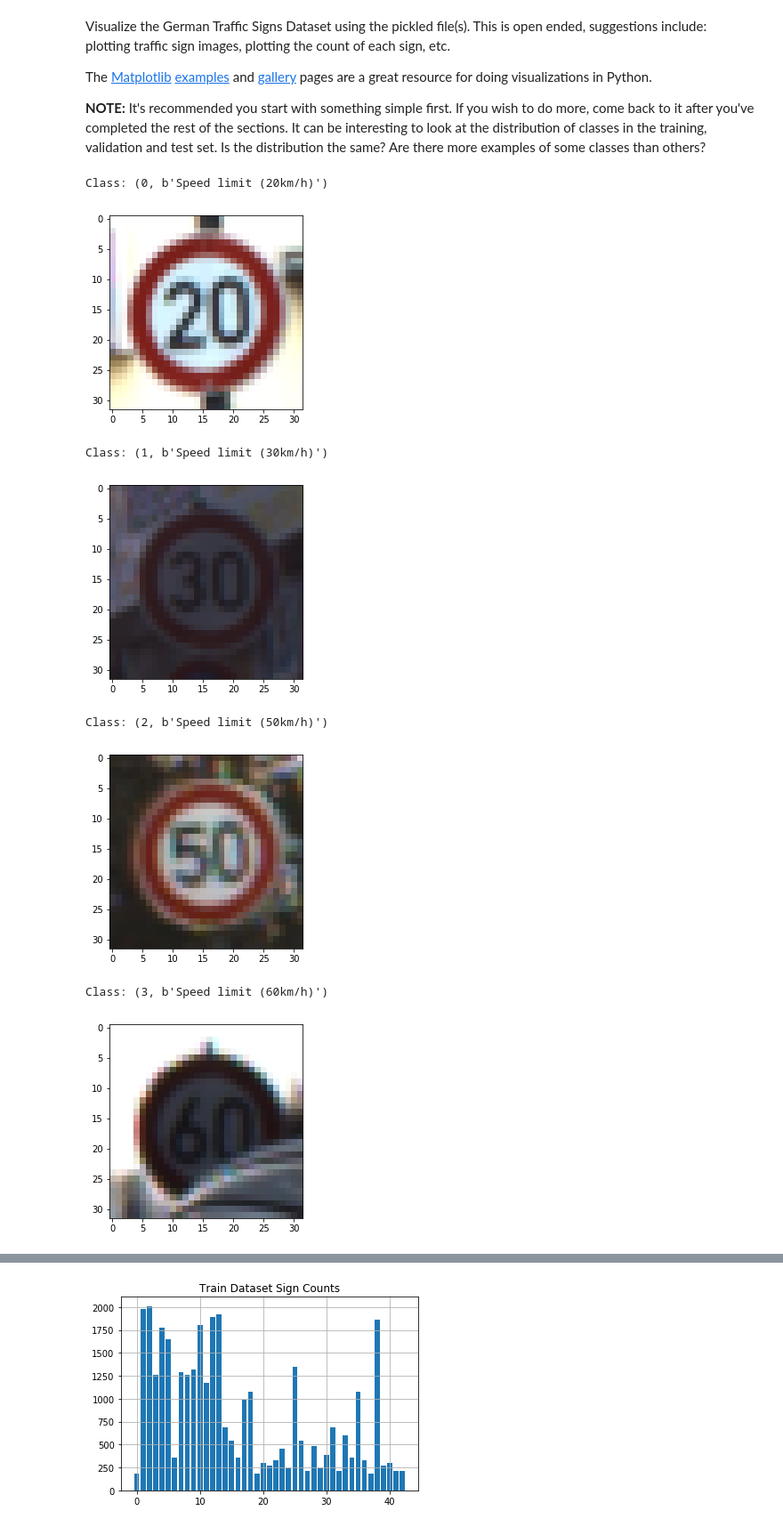
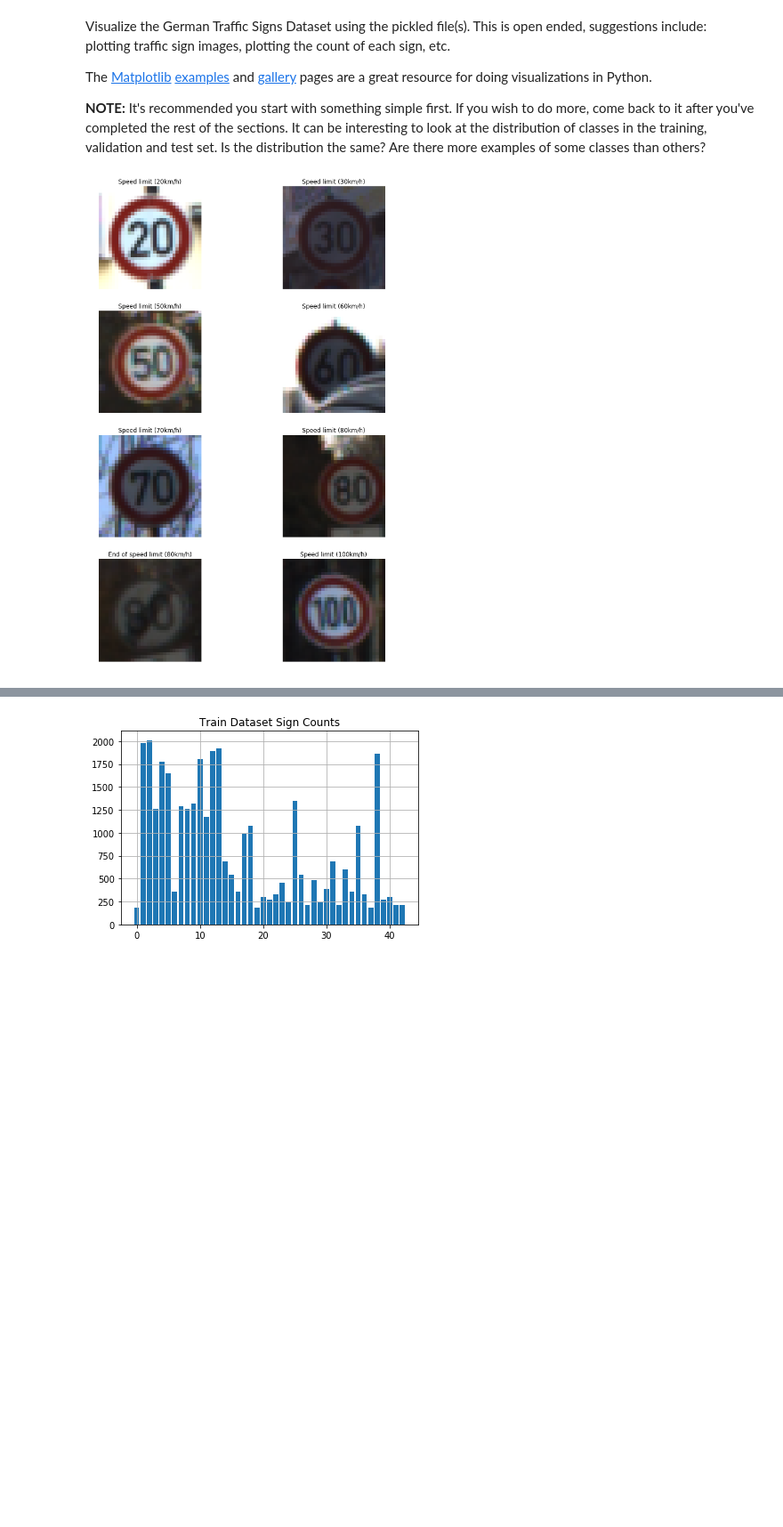
Before and after one commit to stephenosullivan/udacity-traffic-sign-classifier, a Jupyter notebook: Traffic_Sign_Classifier.ipynb, the cells around one changed output, grey strips where cells are left out. Shown at 89% size. Drawn from its saved outputs; the diff is of its cells as text; code cells hidden in the pictures; blank space fills up the shorter version.

Commit message:
Example images

```diff
--- a/Traffic_Sign_Classifier.ipynb
+++ b/Traffic_Sign_Classifier.ipynb
@@ -114,42 +116,43 @@ import csv
 
 def plot_figures(figures, nrows = 1, ncols=1, labels=None):
     fig, axs = plt.subplots(ncols=ncols, nrows=nrows, figsize=(12, 14))
     axs = axs.ravel()
     for index, title in zip(range(len(figures)), figures):
         axs[index].imshow(figures[title], plt.gray())
         if(labels != None):
            axs[index].set_title(labels[index])
         else:
             axs[index].set_title(title)
 
         axs[index].set_axis_off()
 
     plt.tight_layout()
 
 name_values = np.genfromtxt('signnames.csv', skip_header=1, dtype=[('myint','i8'), ('mysring','S55')], delimiter=',')
 
 # number_to_stop = 8
 # figures = {}
 # labels = {}
 # for i in range(number_to_stop):
 #     index = random.randint(0, n_train-1)
 #     labels[i] = name_values[y_train[index]][1].decode('ascii')
 # #     print(name_values[y_train[index]][1].decode('ascii'))
 #     figures[i] = X_train[index]
 
 # plot_figures(figures, 4, 2, labels)
 
+
 # Print out Signs corresponding to the class number.
-for i in range(n_classes):
-    print("Class:",name_values[i])
-    plt.imshow(X_train[np.argwhere(y_train==i)[20][0]])
-    plt.show()
+figures = {}
+labels = {}
+for i in range(8):
+    #print("Class:",name_values[i])
+    #plt.imshow(X_train[np.argwhere(y_train==i)[20][0]])
+    #plt.show()
+    index = np.argwhere(y_train==i)[0]
+    labels[i] = name_values[y_train[index]][0][1].decode('ascii')
+    figures[i] = X_train[np.argwhere(y_train==i)[20][0]]
+
+plot_figures(figures, 4, 2, labels)
 # %% [output]
-Class: (0, b'Speed limit (20km/h)')
-[figure, old version]
+[figure, new version]
-Class: (1, b'Speed limit (30km/h)')
-[figure, removed]
-Class: (2, b'Speed limit (50km/h)')
-[figure, removed]
-Class: (3, b'Speed limit (60km/h)')
-[figure, removed]
```
Also changed, not shown: parts of 14 cells of this notebook, 9 other files.
